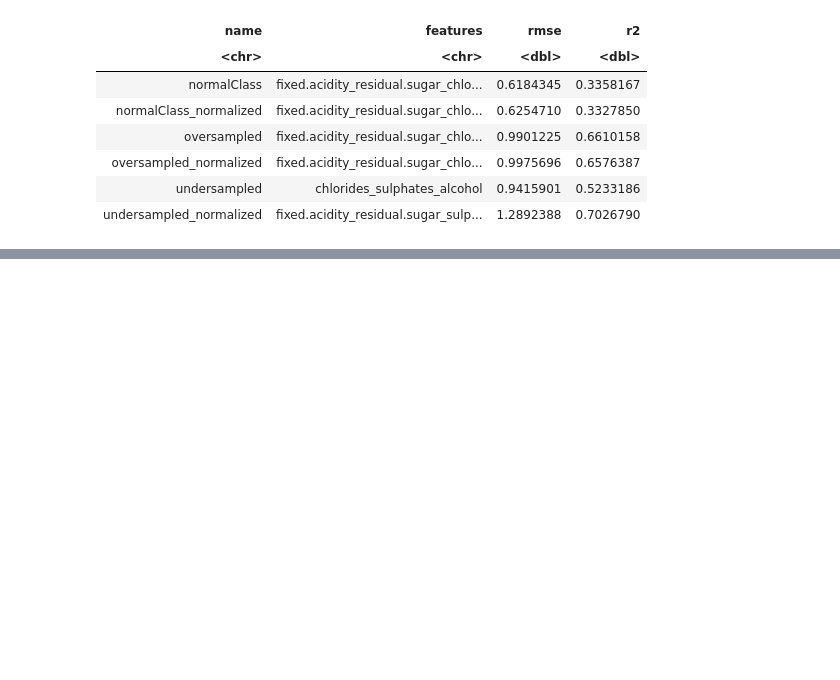
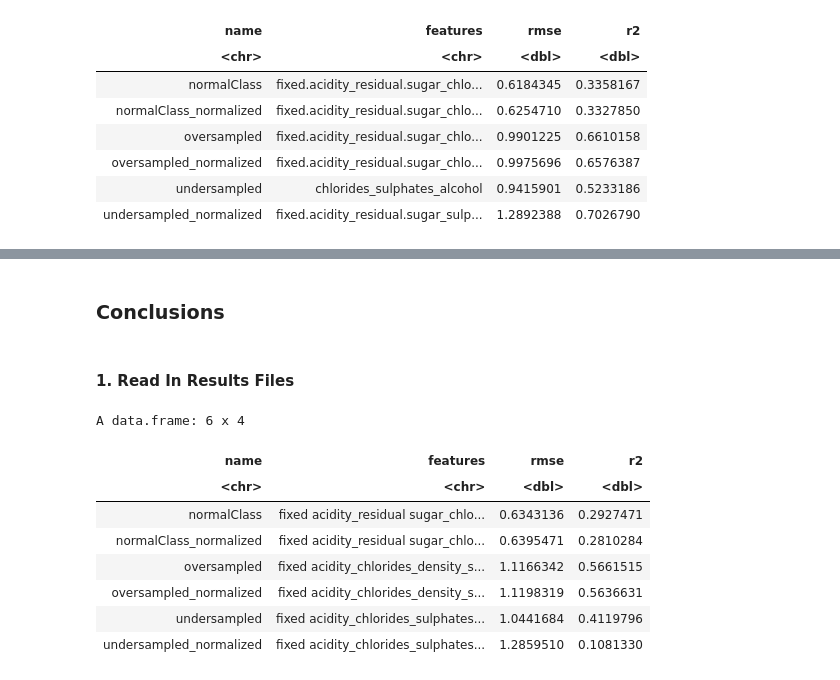
Before and after one commit to rpi11/DSAN5300-final_project, a Jupyter notebook: Regression.ipynb, the cells around one changed output, grey strips where cells are left out. Cells and saved outputs as stored; diff of their text form; code cells hidden in the pictures; blank space fills up the shorter version.

```diff
--- a/Regression.ipynb
+++ b/Regression.ipynb
@@ -323,0 +318,19 @@ plot(preds, test_dfs[[1]]$quality)
+# %% [markdown]
+### Conclusions
+# %% [markdown]
+#### 1. Read In Results Files
+# %%
+LR <- read.csv("RegressionOutput/linearRegression.csv", header = T)
+LR$mse <- sqrt(LR$mse)
+colnames(LR) <- c("name","features","rmse","r2")
+LR
+# %% [output]
+A data.frame: 6 x 4
+| name | features | rmse | r2 |
+| <chr> | <chr> | <dbl> | <dbl> |
+| normalClass | fixed acidity_residual sugar_chlo... | 0.6343136 | 0.2927471 |
+| normalClass_normalized | fixed acidity_residual sugar_chlo... | 0.6395471 | 0.2810284 |
+| oversampled | fixed acidity_chlorides_density_s... | 1.1166342 | 0.5661515 |
+| oversampled_normalized | fixed acidity_chlorides_density_s... | 1.1198319 | 0.5636631 |
+| undersampled | fixed acidity_chlorides_sulphates... | 1.0441684 | 0.4119796 |
+| undersampled_normalized | fixed acidity_chlorides_sulphates... | 1.2859510 | 0.1081330 |
```
Also changed, not shown: parts of 19 cells of this notebook, 3 other files.
